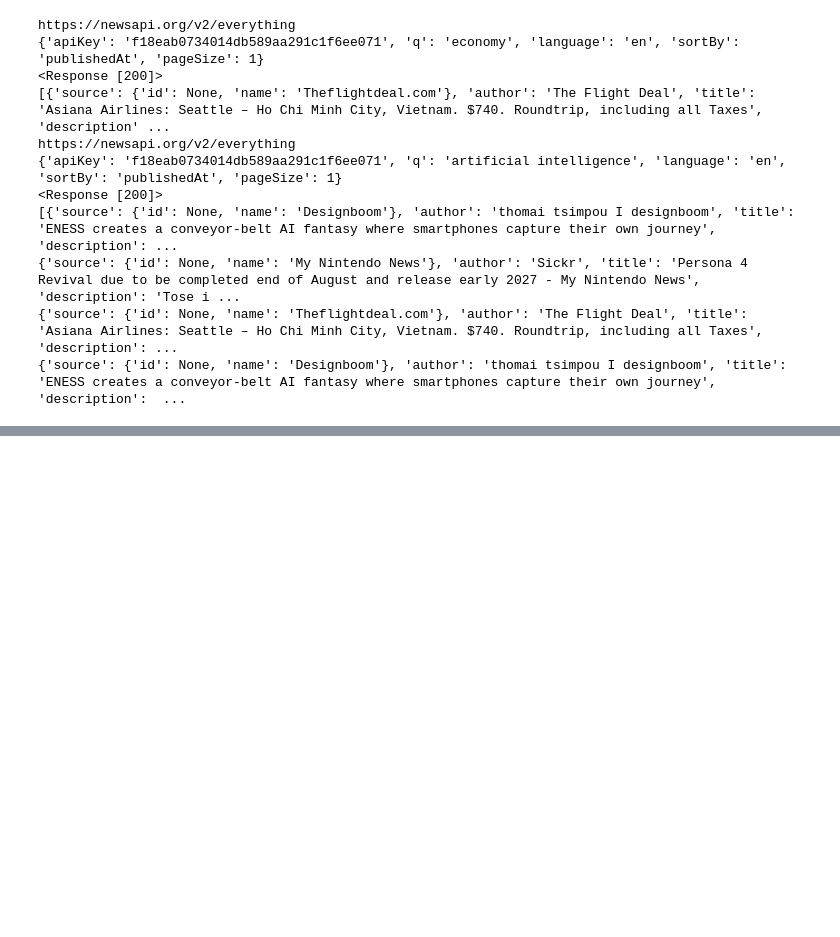
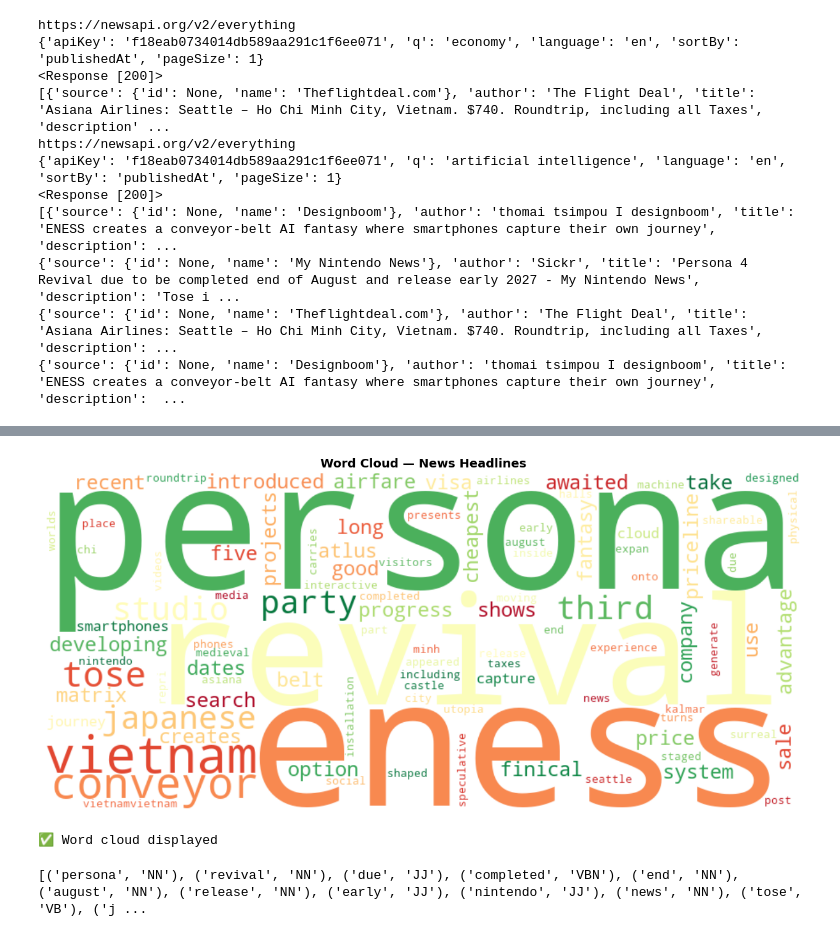
Before and after one commit to balamurugan-git/gen-ai, a Jupyter notebook: nlp_handson.ipynb, the cells around one changed output, grey strips where cells are left out. Cells and saved outputs as stored; diff of their text form; code cells hidden in the pictures; blank space fills up the shorter version.

```diff
--- a/nlp_handson.ipynb
+++ b/nlp_handson.ipynb
@@ -182,0 +353,24 @@ df.head()
+# %%
+wc = WordCloud(
+   width=900, height=400,
+   background_color='white',
+   colormap='RdYlGn',
+   max_words=150,
+   collocations=False
+).generate(text_for_cloud)
+# %%
+plt.figure(figsize=(14, 6))
+plt.imshow(wc, interpolation='bilinear')
+plt.axis('off')
+plt.title("Word Cloud — News Headlines", fontsize=14, fontweight='bold')
+plt.tight_layout()
+plt.show()
+print("✅ Word cloud displayed")
+# %% [output]
+[figure, added]
+✅ Word cloud displayed
+# %%
+tagged = nltk.pos_tag(df["tokens"][0])
+print(tagged)
+# %% [output]
+[('persona', 'NN'), ('revival', 'NN'), ('due', 'JJ'), ('completed', 'VBN'), ('end', 'NN'), ('august', 'NN'), ('release', 'NN'), ('early', 'JJ'), ('nintendo', 'JJ'), ('news', 'NN'), ('tose', 'VB'), ('j ...
```
Also changed, not shown: parts of 23 cells of this notebook.
